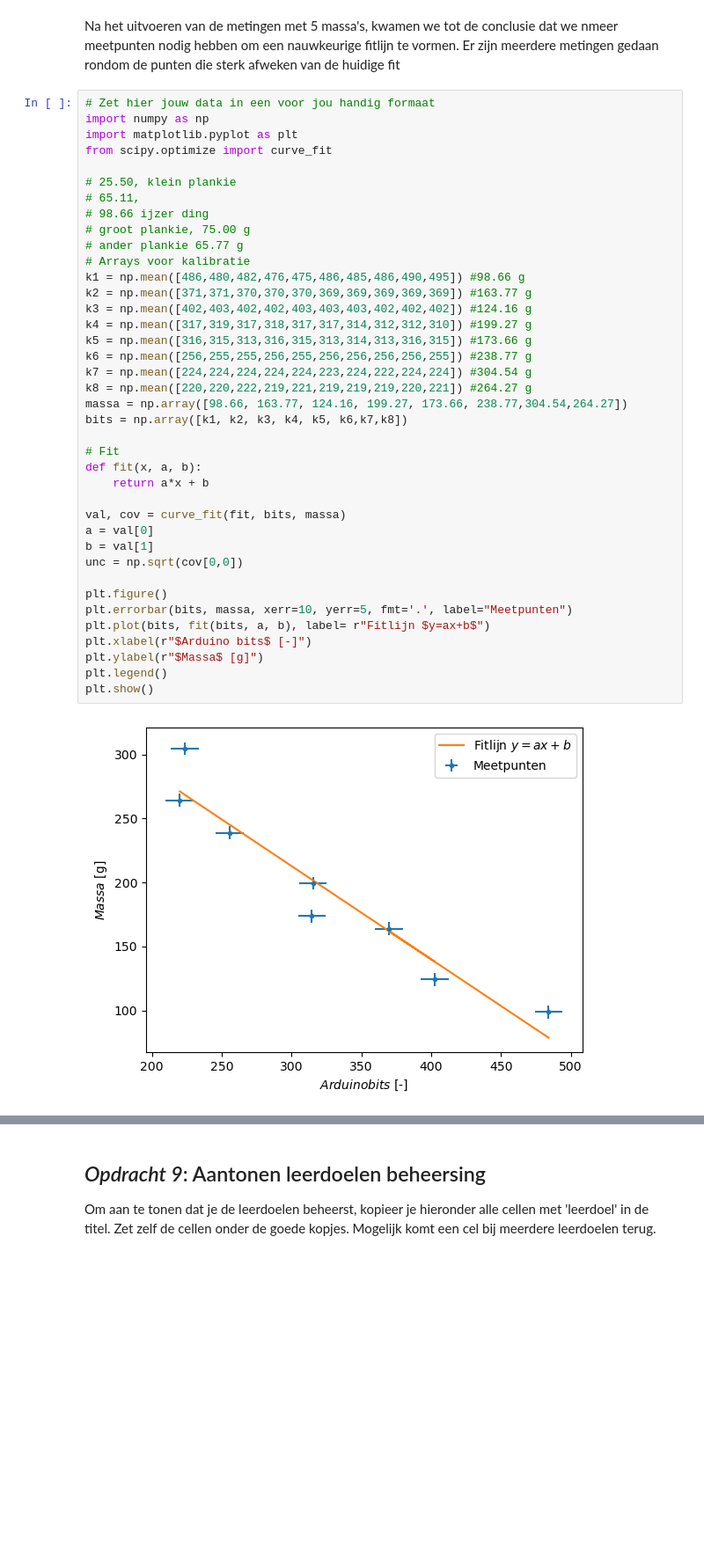
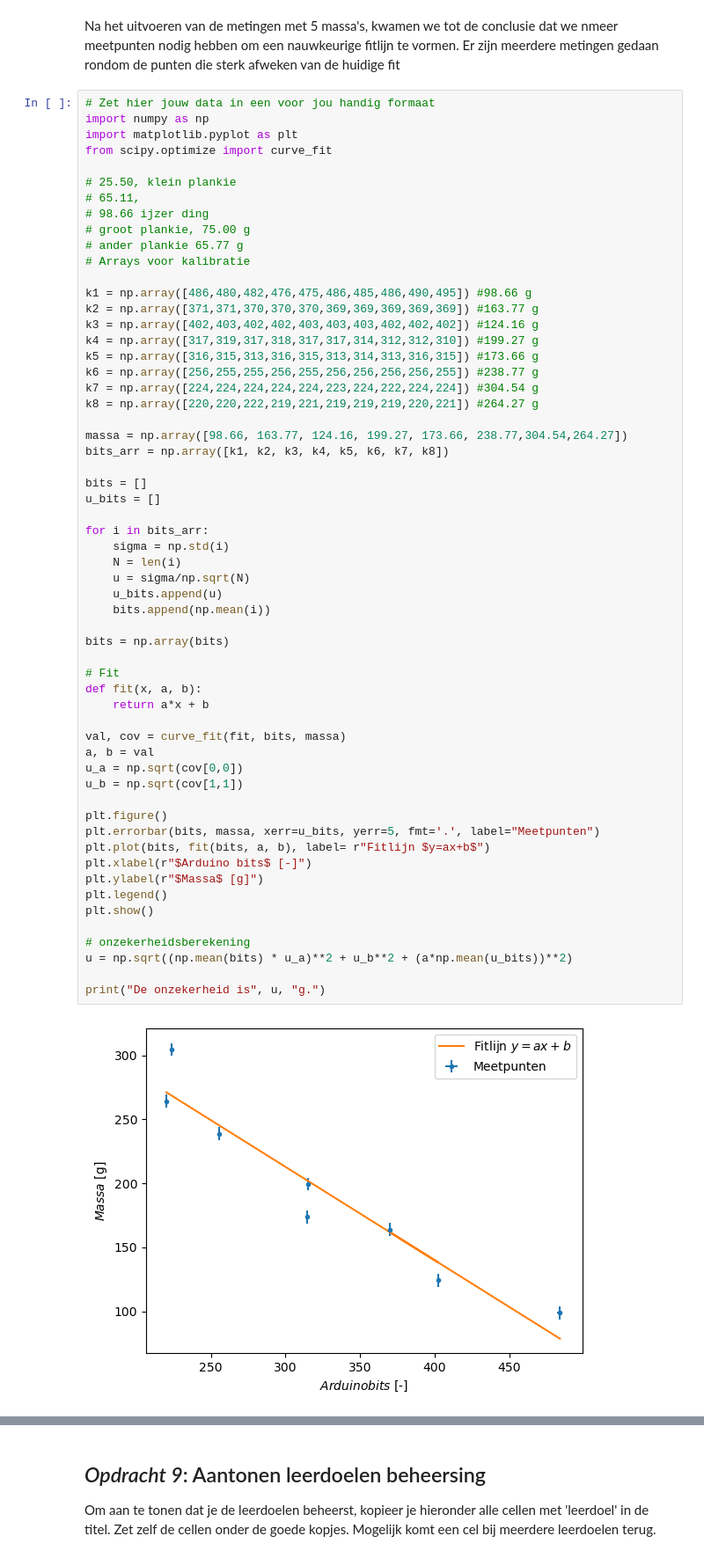
Before and after one commit to JensGroen/opdrachten-DEF-D, a Jupyter notebook: FysiekeOntwerpopdrachten/1KalibreerEenSensorDigitaalAnaloog/DEFOntwerpopdracht1KalibreerEenSensorInvulTemplate.ipynb, the cells around one changed output, grey strips where cells are left out. Shown at 88% size. Saved outputs shown, nothing was run; the diff lists cells and outputs as text; blank space fills up the shorter version.

```diff
--- a/FysiekeOntwerpopdrachten/1KalibreerEenSensorDigitaalAnaloog/DEFOntwerpopdracht1KalibreerEenSensorInvulTemplate.ipynb
+++ b/FysiekeOntwerpopdrachten/1KalibreerEenSensorDigitaalAnaloog/DEFOntwerpopdracht1KalibreerEenSensorInvulTemplate.ipynb
@@ -110,41 +123,60 @@ Na het uitvoeren van de metingen met 5 massa's, kwamen we tot de conclusie dat w
 # %%
 # Zet hier jouw data in een voor jou handig formaat
 import numpy as np
 import matplotlib.pyplot as plt
 from scipy.optimize import curve_fit
 
 # 25.50, klein plankie
 # 65.11,
 # 98.66 ijzer ding
 # groot plankie, 75.00 g
 # ander plankie 65.77 g
 # Arrays voor kalibratie
-k1 = np.mean([486,480,482,476,475,486,485,486,490,495]) #98.66 g
-k2 = np.mean([371,371,370,370,370,369,369,369,369,369]) #163.77 g
-k3 = np.mean([402,403,402,402,403,403,403,402,402,402]) #124.16 g
-k4 = np.mean([317,319,317,318,317,317,314,312,312,310]) #199.27 g
-k5 = np.mean([316,315,313,316,315,313,314,313,316,315]) #173.66 g
-k6 = np.mean([256,255,255,256,255,256,256,256,256,255]) #238.77 g
-k7 = np.mean([224,224,224,224,224,223,224,222,224,224]) #304.54 g
-k8 = np.mean([220,220,222,219,221,219,219,219,220,221]) #264.27 g
+
+k1 = np.array([486,480,482,476,475,486,485,486,490,495]) #98.66 g
+k2 = np.array([371,371,370,370,370,369,369,369,369,369]) #163.77 g
+k3 = np.array([402,403,402,402,403,403,403,402,402,402]) #124.16 g
+k4 = np.array([317,319,317,318,317,317,314,312,312,310]) #199.27 g
+k5 = np.array([316,315,313,316,315,313,314,313,316,315]) #173.66 g
+k6 = np.array([256,255,255,256,255,256,256,256,256,255]) #238.77 g
+k7 = np.array([224,224,224,224,224,223,224,222,224,224]) #304.54 g
+k8 = np.array([220,220,222,219,221,219,219,219,220,221]) #264.27 g
+
 massa = np.array([98.66, 163.77, 124.16, 199.27, 173.66, 238.77,304.54,264.27])
-bits = np.array([k1, k2, k3, k4, k5, k6,k7,k8])
+bits_arr = np.array([k1, k2, k3, k4, k5, k6, k7, k8])
+
+bits = []
+u_bits = []
+
+for i in bits_arr:
+    sigma = np.std(i)
+    N = len(i)
+    u = sigma/np.sqrt(N)
+    u_bits.append(u)
+    bits.append(np.mean(i))
+
+bits = np.array(bits)
 
 # Fit
 def fit(x, a, b):
     return a*x + b
 
 val, cov = curve_fit(fit, bits, massa)
-a = val[0]
-b = val[1]
-unc = np.sqrt(cov[0,0])
+a, b = val
+u_a = np.sqrt(cov[0,0])
+u_b = np.sqrt(cov[1,1])
 
 plt.figure()
-plt.errorbar(bits, massa, xerr=10, yerr=5, fmt='.', label="Meetpunten")
+plt.errorbar(bits, massa, xerr=u_bits, yerr=5, fmt='.', label="Meetpunten")
 plt.plot(bits, fit(bits, a, b), label= r"Fitlijn $y=ax+b$")
 plt.xlabel(r"$Arduino bits$ [-]")
 plt.ylabel(r"$Massa$ [g]")
 plt.legend()
 plt.show()
+
+# onzekerheidsberekening
+u = np.sqrt((np.mean(bits) * u_a)**2 + u_b**2 + (a*np.mean(u_bits))**2)
+
+print("De onzekerheid is", u, "g.")
 # %% [output]
-[figure, old version]
+[figure, new version]
```
Also changed, not shown: parts of 15 cells of this notebook, 2 other files.
